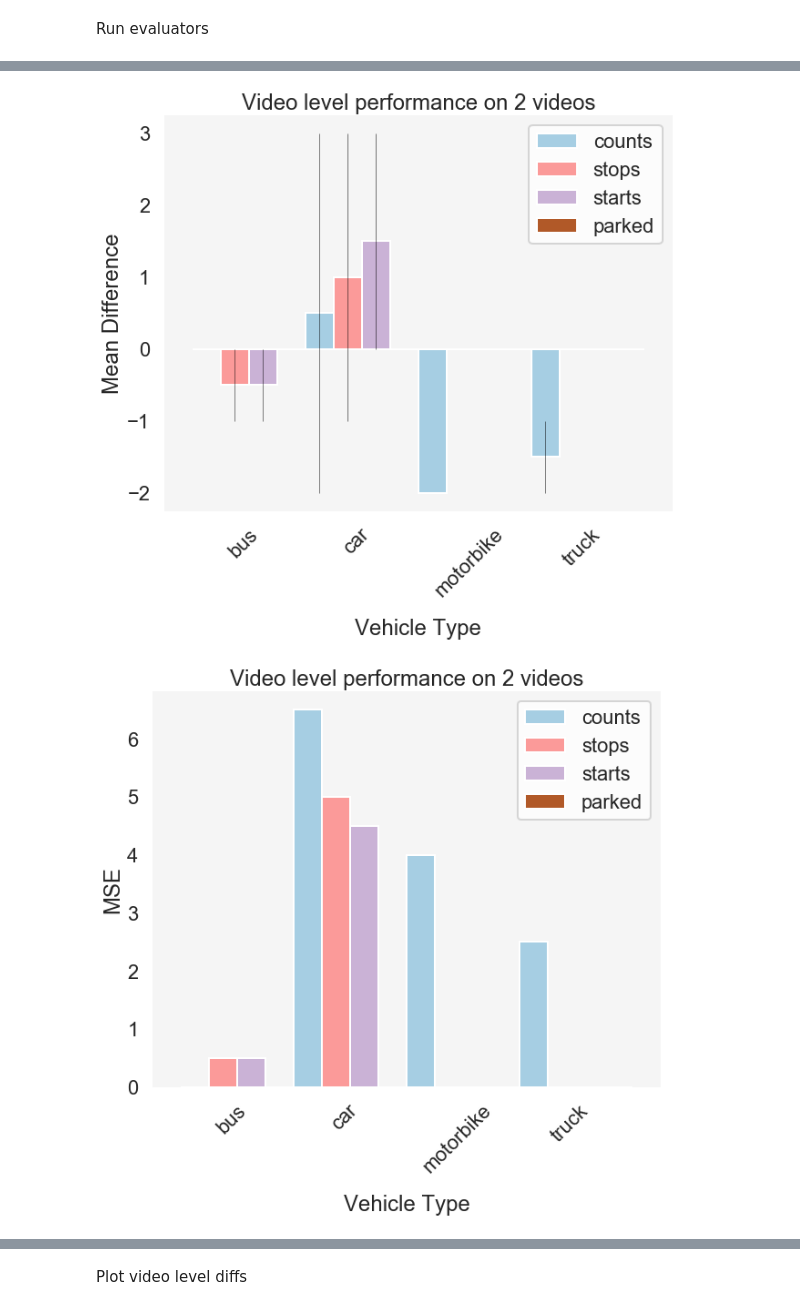
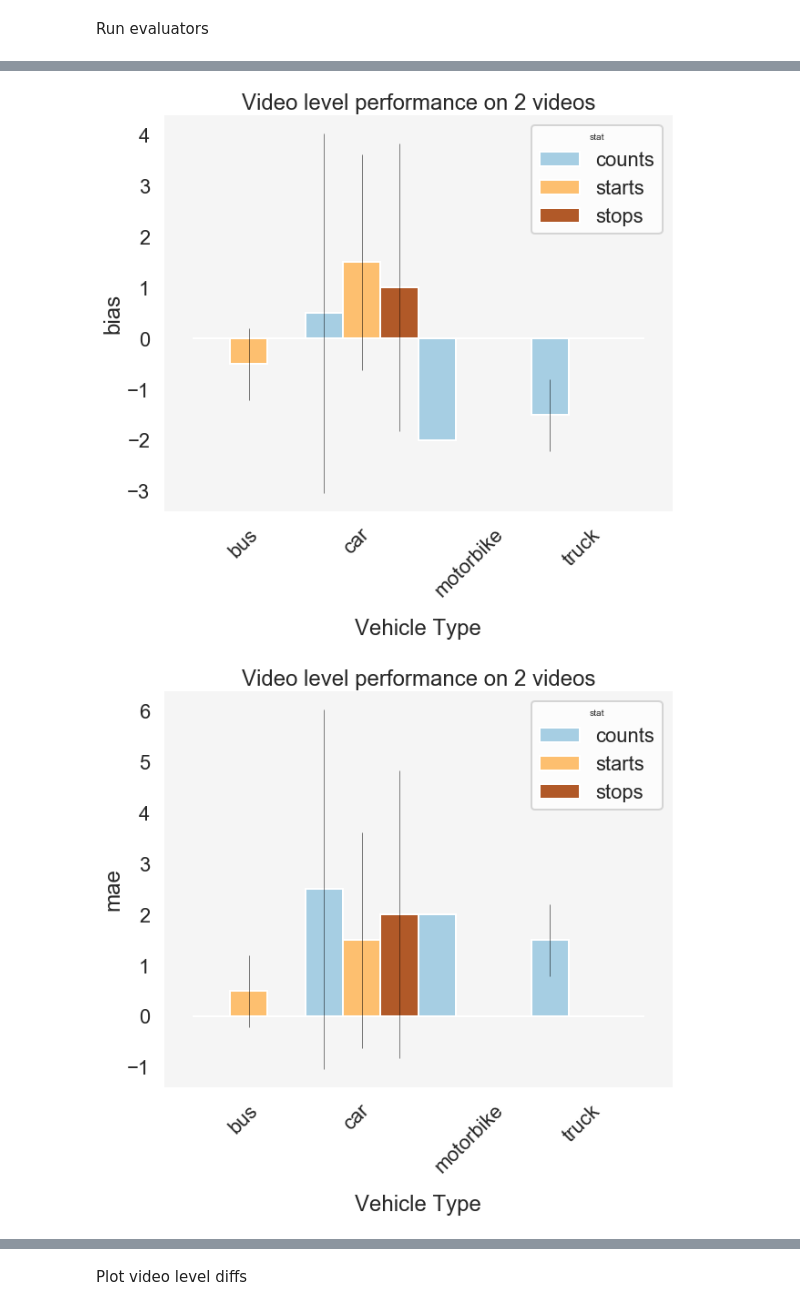
Before and after one commit to dssg/air_pollution_estimation, a Jupyter notebook: notebooks/20190730_CW_eval_plotting.ipynb, the cells around one changed output, grey strips where cells are left out. Saved outputs shown, nothing was run; the diff lists cells and outputs as text; code cells hidden in the pictures.

Commit message:
verified that plotting fcns still work correctly with maren's changes to chunk evaluator

```diff
--- a/notebooks/20190730_CW_eval_plotting.ipynb
+++ b/notebooks/20190730_CW_eval_plotting.ipynb
@@ -41,8 +41,8 @@ Run evaluators
 # %%
 chunk_evaluator = ChunkEvaluator(annotation_xml_paths=xml_paths,
                                  params=params,
-                                 video_level_dfs=video_level_df,
-                                 frame_level_dfs = frame_level_df)
+                                 video_level_df=video_level_df,
+                                 frame_level_df = frame_level_df)
 video_level_stats_df, video_level_diff_df = chunk_evaluator.evaluate_video_level()
 frame_level_mAP_df = chunk_evaluator.evaluate_frame_level()
 # %% [output]
@@ -57,7 +56,8 @@ See the caveats in the documentation: http://pandas.pydata.org/pandas-docs/stabl
 # %%
 plot_video_level_summary_stats(video_level_stats_df,
-                       metrics = {'mean_diff':"../data/plots/video_mean.pdf",
-                                  'mse':"../data/plots/video_mse.pdf"})
+                       metrics = {'bias':"../data/plots/video_mean.pdf",
+                                  'rmse':"../data/plots/video_rmse.pdf",
+                                   'mae': "../data/plots/video_mae.pdf"})
 # %% [output]
-[figure, old version]
+[figure, new version]
-[figure, old version]
+[figure, new version]
```
Also changed, not shown: parts of 5 cells of this notebook, 1 other file.
